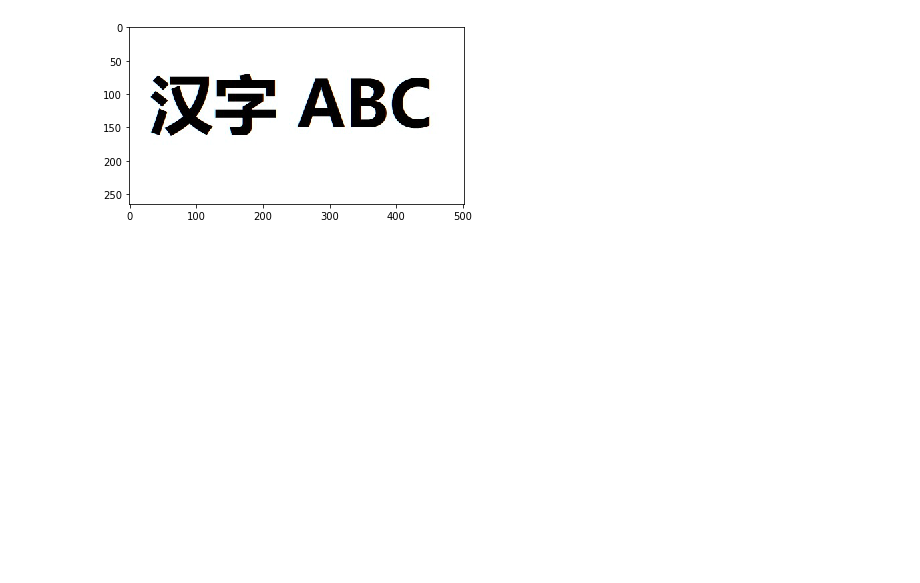
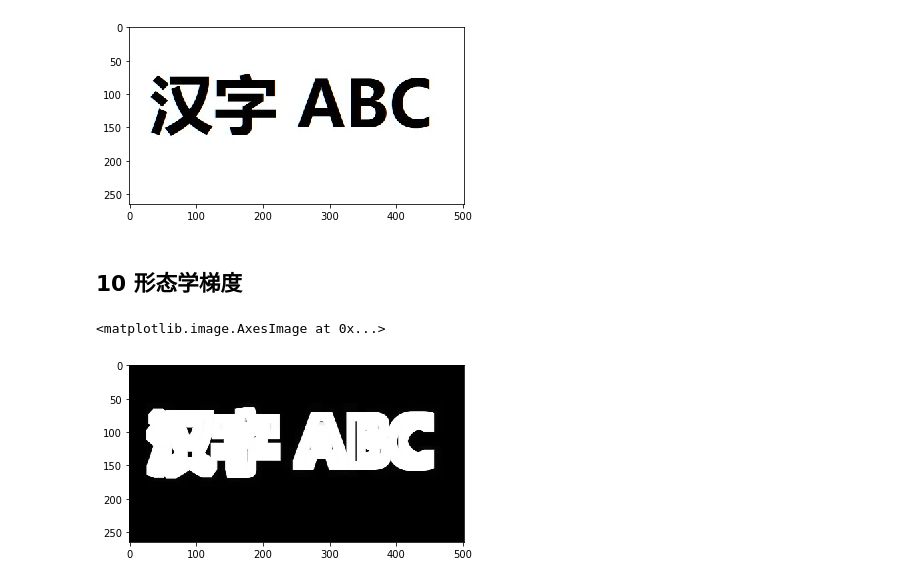
Before and after one commit to juxiangwu/image-processing, a Jupyter notebook: OpenCV/02-图像形态学处理.ipynb, the cells around one changed output. Cells and saved outputs as stored; diff of their text form; code cells hidden in the pictures; blank space fills up the shorter version.

```diff
--- a/OpenCV/02-图像形态学处理.ipynb
+++ b/OpenCV/02-图像形态学处理.ipynb
@@ -164,3 +162,13 @@ plt.imshow(src)
 # %% [output]
 <matplotlib.image.AxesImage at 0x...>
 [figure]
+# %% [markdown]
+## 10 形态学梯度
+# %%
+element = cv2.getStructuringElement(cv2.MORPH_RECT,(15,15))
+dst = cv2.morphologyEx(gray,cv2.MORPH_GRADIENT,element)
+# %%
+plt.imshow(dst,'gray')
+# %% [output]
+<matplotlib.image.AxesImage at 0x...>
+[figure, added]
```
Also changed, not shown: parts of 1 cell of this notebook, 8 other files.
